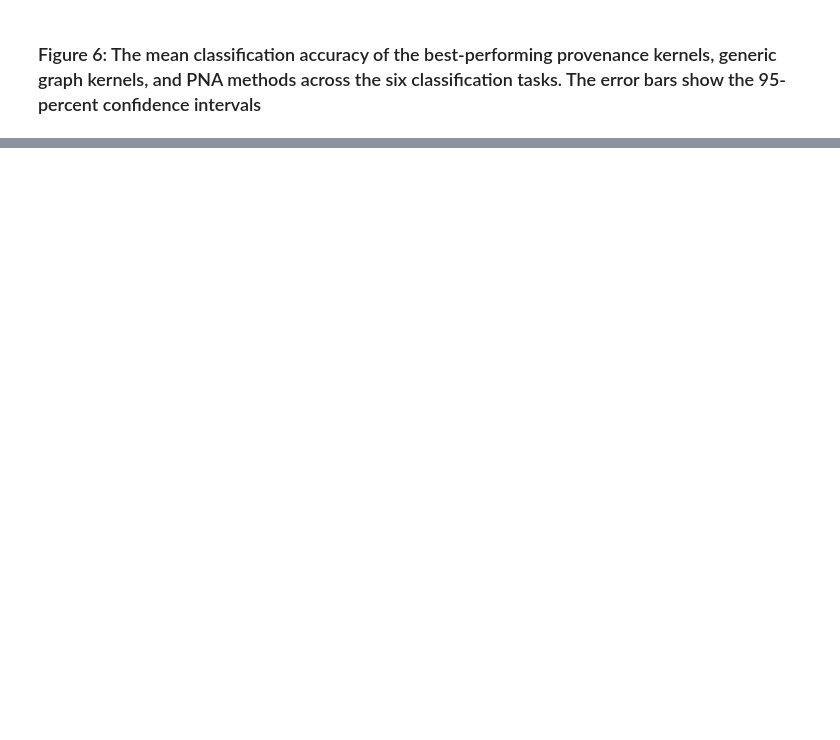
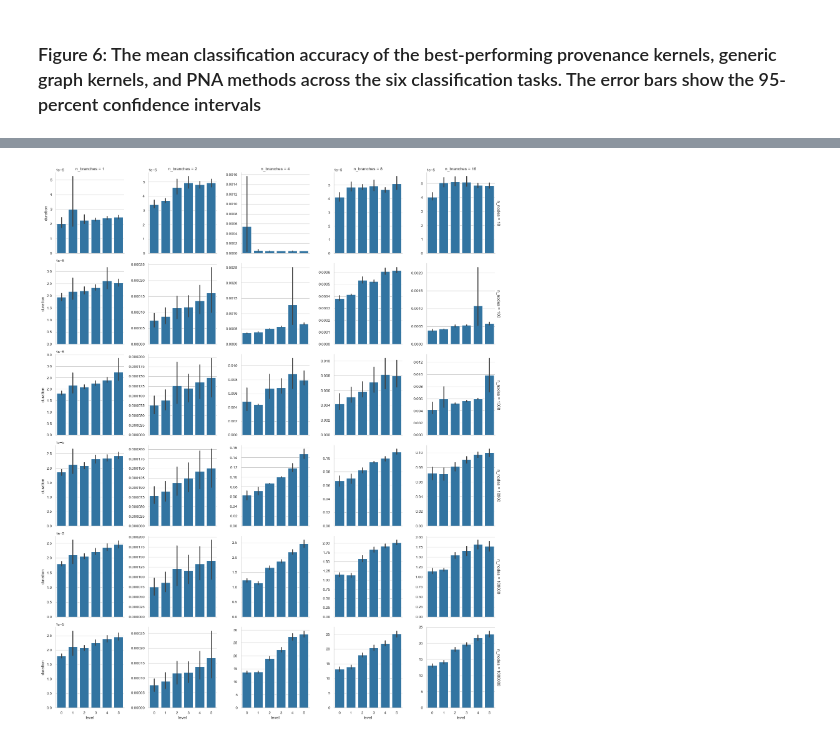
Before and after one commit to trungdong/provenance-kernel-evaluation, a Jupyter notebook: plots.ipynb, the cells around one changed output, grey strips where cells are left out. Cells and saved outputs as stored; diff of their text form; code cells hidden in the pictures; blank space fills up the shorter version.

```diff
--- a/plots.ipynb
+++ b/plots.ipynb
@@ -323,0 +348,5 @@ plot.figure.savefig("plots/accuracy-best-performers.pdf")
+# %%
+g = sns.FacetGrid(timings_df, col="n_branches", row="n_nodes", sharey=False, margin_titles=True)
+plot = g.map(sns.barplot, "level", "duration", order=[0, 1, 2, 3, 4, 5])
+# %% [output]
+[figure, added]
```
Also changed, not shown: parts of 12 cells of this notebook, 2 other files.
